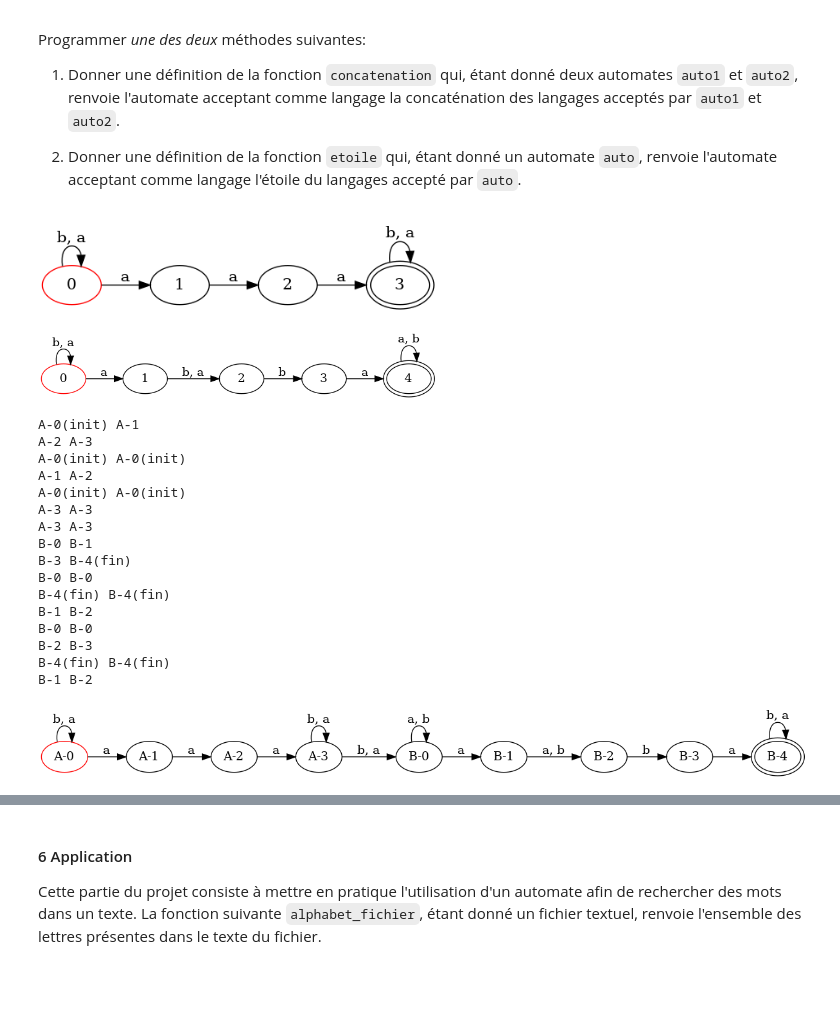
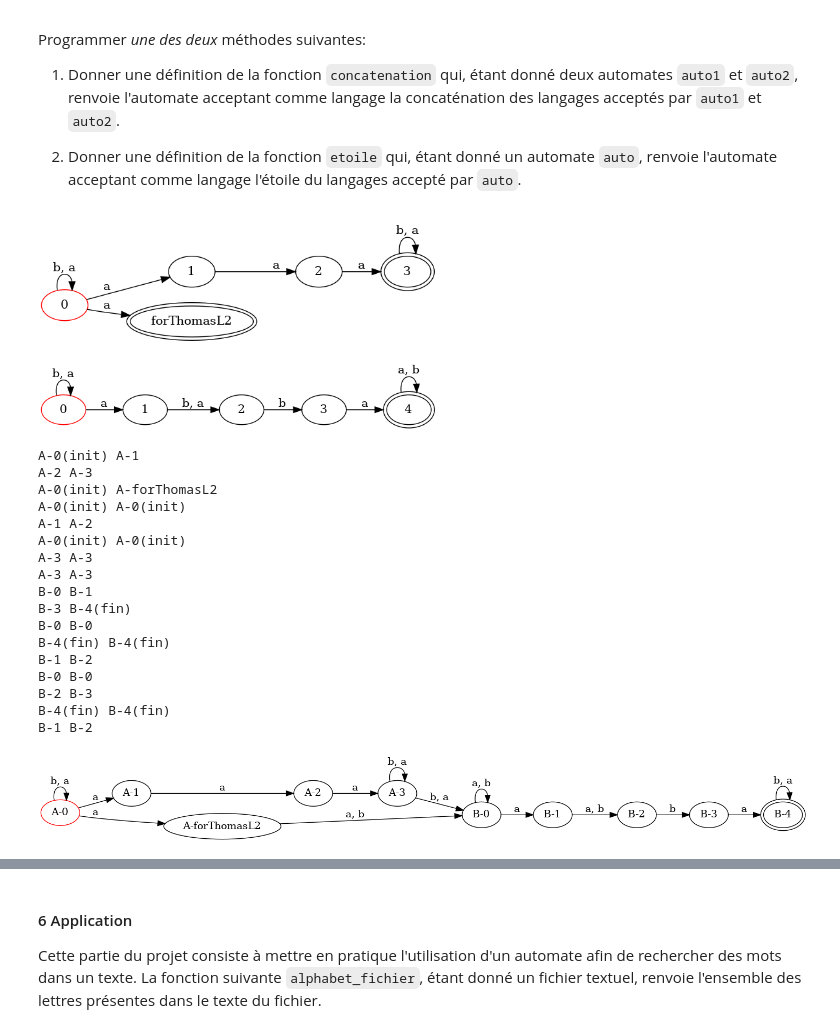
Before and after one commit to userdigitaldevil/automata, a Jupyter notebook: Projet_etudiant.ipynb, the cells around one changed output, grey strips where cells are left out. Drawn from its saved outputs; the diff is of its cells as text; code cells hidden in the pictures; blank space fills up the shorter version.

```diff
--- a/Projet_etudiant.ipynb
+++ b/Projet_etudiant.ipynb
@@ -1330,15 +1330,26 @@ Automate.concatenation = concatenation
 # %%
 #Un premier test
 
-automate.show()
+
+supS = State("forThomasL2", False, True)
+automate.addState(supS)
+
+automateBis = copy.deepcopy(automate)
+for i in automateBis.allStates:
+    automateBis.addTransition(Transition(i, "a", supS))
+    break
+
+automateBis.show()
 auto2.show()
+
 concat = automate.concatenation(auto2)
 concat.show(2)
 # %% [output]
-[figure, old version]
+[figure, new version]
 [figure]
 A-0(init) A-1
 A-2 A-3
+A-0(init) A-forThomasL2
 A-0(init) A-0(init)
 A-1 A-2
 A-0(init) A-0(init)
@@ -1353,7 +1364,7 @@ B-0 B-0
 B-2 B-3
 B-4(fin) B-4(fin)
 B-1 B-2
-[figure, old version]
+[figure, new version]
 # %%
 #Fournir d'autres tests
 # %%
```
Also changed, not shown: parts of 1 cell of this notebook.
